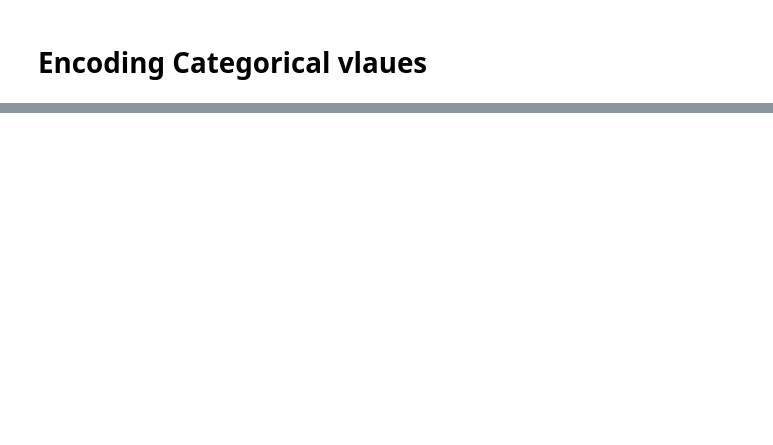
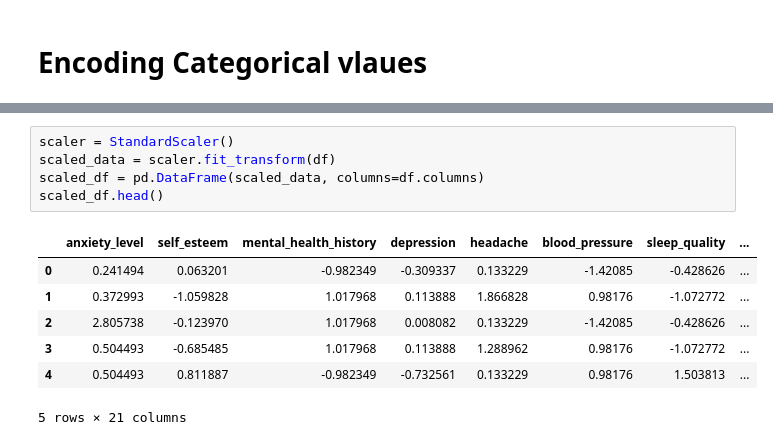
Before and after one commit to KaziQuader/Predicting-Student-Stress-Level, a Jupyter notebook: PredictingStudentStressLevel.ipynb, the cells around one changed output, grey strips where cells are left out. Cells and saved outputs as stored; diff of their text form; blank space fills up the shorter version.

```diff
--- a/PredictingStudentStressLevel.ipynb
+++ b/PredictingStudentStressLevel.ipynb
@@ -246,0 +454,13 @@ df
+# %%
+scaler = StandardScaler()
+scaled_data = scaler.fit_transform(df)
+scaled_df = pd.DataFrame(scaled_data, columns=df.columns)
+scaled_df.head()
+# %% [output]
+|  | anxiety_level | self_esteem | mental_health_history | depression | headache | blood_pressure | sleep_quality | ... |
+| 0 | 0.241494 | 0.063201 | -0.982349 | -0.309337 | 0.133229 | -1.42085 | -0.428626 | ... |
+| 1 | 0.372993 | -1.059828 | 1.017968 | 0.113888 | 1.866828 | 0.98176 | -1.072772 | ... |
+| 2 | 2.805738 | -0.123970 | 1.017968 | 0.008082 | 0.133229 | -1.42085 | -0.428626 | ... |
+| 3 | 0.504493 | -0.685485 | 1.017968 | 0.113888 | 1.288962 | 0.98176 | -1.072772 | ... |
+| 4 | 0.504493 | 0.811887 | -0.982349 | -0.732561 | 0.133229 | 0.98176 | 1.503813 | ... |
+5 rows × 21 columns
```
Also changed, not shown: parts of 32 cells of this notebook.
